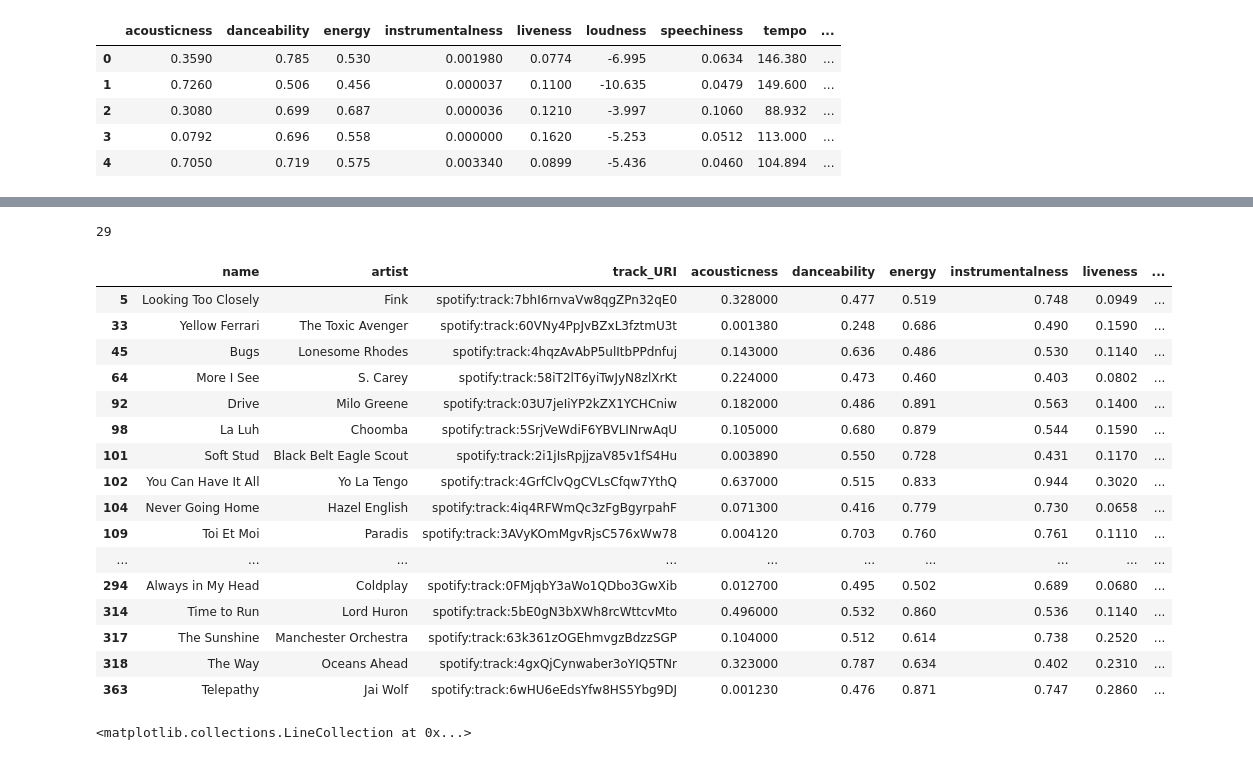
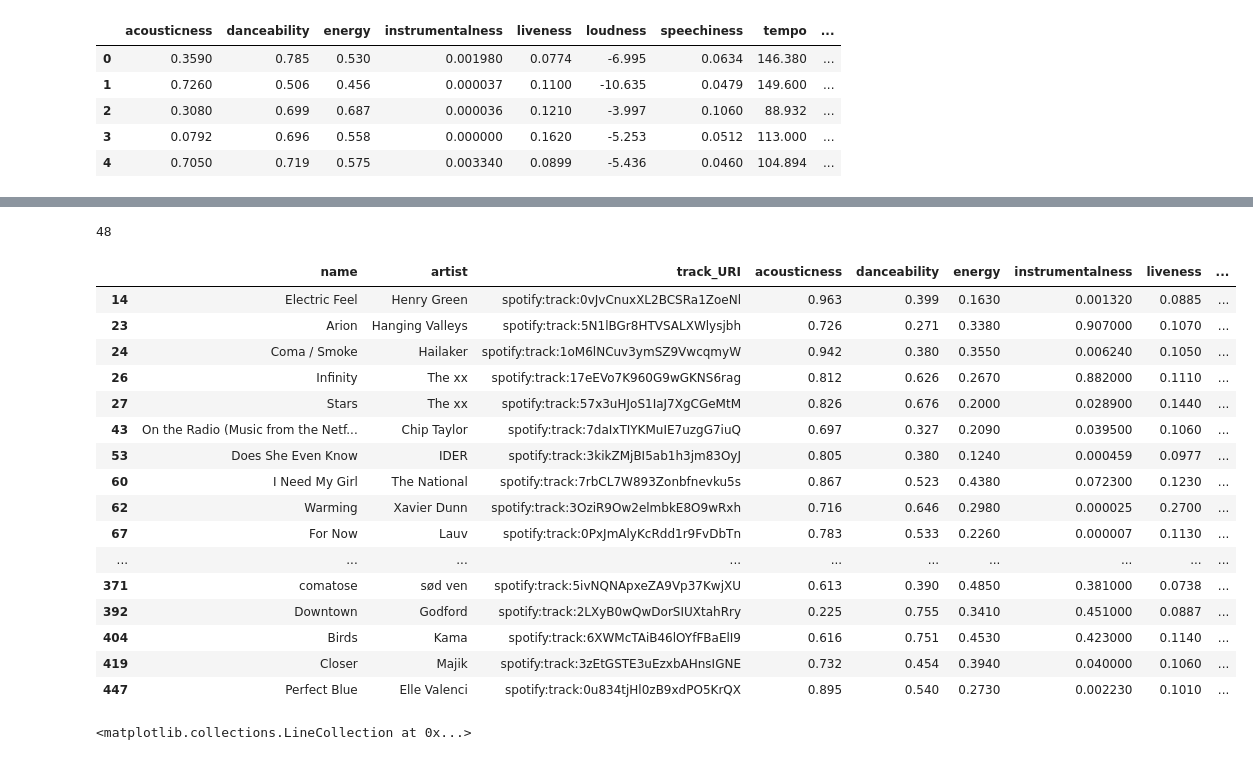
Before and after one commit to sejaldua/music-clustering, a Jupyter notebook: notebook.ipynb, the cells around one changed output, grey strips where cells are left out. Cells and saved outputs as stored; diff of their text form; code cells hidden in the pictures.

```diff
--- a/notebook.ipynb
+++ b/notebook.ipynb
@@ -135,5 +138,9 @@ Text(0, 0.5, 'Cumulative Explained Variance')
 # %%
-pca = PCA(n_components=6)
+for i, exp_var in enumerate(evr.cumsum()):
+    if exp_var >= 0.8:
+        n_comps = i + 1
+        break
+pca = PCA(n_components=n_comps)
 pca.fit(X_std)
 scores_pca = pca.transform(X_std)
 scores_pca
@@ -153,0 +161,6 @@ array([[-0.96306731, -1.35610916,  0.83181142,  0.15042731, -0.79909651,
+# %%
+visualizer = KElbowVisualizer(KMeans(init='k-means++', random_state=42), k=(1,21), timings=False)
+visualizer.fit(scores_pca)
+visualizer.show()
+n_clusters = visualizer.elbow_value_
+print("Optimal number of clusters:", n_clusters)
@@ -154,7 +170,10 @@ array([[-0.96306731, -1.35610916,  0.83181142,  0.15042731, -0.79909651,
 # %%
-wcss = []
-for i in range(1, 21):
-    kmeans_pca = KMeans(i, init='k-means++', random_state=42)
-    kmeans_pca.fit(scores_pca)
-    wcss.append(kmeans_pca.inertia_)
+# wcss = []
+# max_clusters = 21
+# for i in range(1, max_clusters):
+#     kmeans_pca = KMeans(i, init='k-means++', random_state=42)
+#     kmeans_pca.fit(scores_pca)
+#     wcss.append(kmeans_pca.inertia_)
+# n_clusters = KneeLocator([i for i in range(1, max_clusters)], wcss, curve='convex', direction='decreasing').knee
+# print("Optimal number of clusters", n_clusters)
 # %%
@@ -169,5 +191,5 @@ plt.show()
 # %%
-n_clusters = 8
+n_clusters = 7
 kmeans_pca = KMeans(n_clusters=n_clusters, init='k-means++', random_state=42)
 kmeans_pca.fit(scores_pca)
 # %% [output]
@@ -198,28 +222,28 @@ plt.show()
 # %%
 df['Cluster'] = df_seg_pca_kmeans['Cluster']
 # %%
-preview = df.loc[df['Cluster'] == 0]
+preview = df.loc[df['Cluster'] == 2]
 print(len(preview))
 preview.head(n=50)
 # %% [output]
-29
+48
 |  | name | artist | track_URI | acousticness | danceability | energy | instrumentalness | liveness | ... |
-| 5 | Looking Too Closely | Fink | spotify:track:7bhI6rnvaVw8qgZPn32qE0 | 0.328000 | 0.477 | 0.519 | 0.748 | 0.0949 | ... |
-| 33 | Yellow Ferrari | The Toxic Avenger | spotify:track:60VNy4PpJvBZxL3fztmU3t | 0.001380 | 0.248 | 0.686 | 0.490 | 0.1590 | ... |
-| 45 | Bugs | Lonesome Rhodes | spotify:track:4hqzAvAbP5ulItbPPdnfuj | 0.143000 | 0.636 | 0.486 | 0.530 | 0.1140 | ... |
-| 64 | More I See | S. Carey | spotify:track:58iT2lT6yiTwJyN8zlXrKt | 0.224000 | 0.473 | 0.460 | 0.403 | 0.0802 | ... |
-| 92 | Drive | Milo Greene | spotify:track:03U7jeIiYP2kZX1YCHCniw | 0.182000 | 0.486 | 0.891 | 0.563 | 0.1400 | ... |
-| 98 | La Luh | Choomba | spotify:track:5SrjVeWdiF6YBVLINrwAqU | 0.105000 | 0.680 | 0.879 | 0.544 | 0.1590 | ... |
-| 101 | Soft Stud | Black Belt Eagle Scout | spotify:track:2i1jIsRpjjzaV85v1fS4Hu | 0.003890 | 0.550 | 0.728 | 0.431 | 0.1170 | ... |
-| 102 | You Can Have It All | Yo La Tengo | spotify:track:4GrfClvQgCVLsCfqw7YthQ | 0.637000 | 0.515 | 0.833 | 0.944 | 0.3020 | ... |
-| 104 | Never Going Home | Hazel English | spotify:track:4iq4RFWmQc3zFgBgyrpahF | 0.071300 | 0.416 | 0.779 | 0.730 | 0.0658 | ... |
-| 109 | Toi Et Moi | Paradis | spotify:track:3AVyKOmMgvRjsC576xWw78 | 0.004120 | 0.703 | 0.760 | 0.761 | 0.1110 | ... |
+| 14 | Electric Feel | Henry Green | spotify:track:0vJvCnuxXL2BCSRa1ZoeNl | 0.963 | 0.399 | 0.1630 | 0.001320 | 0.0885 | ... |
+| 23 | Arion | Hanging Valleys | spotify:track:5N1lBGr8HTVSALXWlysjbh | 0.726 | 0.271 | 0.3380 | 0.907000 | 0.1070 | ... |
+| 24 | Coma / Smoke | Hailaker | spotify:track:1oM6lNCuv3ymSZ9VwcqmyW | 0.942 | 0.380 | 0.3550 | 0.006240 | 0.1050 | ... |
+| 26 | Infinity | The xx | spotify:track:17eEVo7K960G9wGKNS6rag | 0.812 | 0.626 | 0.2670 | 0.882000 | 0.1110 | ... |
+| 27 | Stars | The xx | spotify:track:57x3uHJoS1IaJ7XgCGeMtM | 0.826 | 0.676 | 0.2000 | 0.028900 | 0.1440 | ... |
+| 43 | On the Radio (Music from the Netf... | Chip Taylor | spotify:track:7daIxTIYKMuIE7uzgG7iuQ | 0.697 | 0.327 | 0.2090 | 0.039500 | 0.1060 | ... |
+| 53 | Does She Even Know | IDER | spotify:track:3kikZMjBI5ab1h3jm83OyJ | 0.805 | 0.380 | 0.1240 | 0.000459 | 0.0977 | ... |
+| 60 | I Need My Girl | The National | spotify:track:7rbCL7W893Zonbfnevku5s | 0.867 | 0.523 | 0.4380 | 0.072300 | 0.1230 | ... |
+| 62 | Warming | Xavier Dunn | spotify:track:3OziR9Ow2elmbkE8O9wRxh | 0.716 | 0.646 | 0.2980 | 0.000025 | 0.2700 | ... |
+| 67 | For Now | Lauv | spotify:track:0PxJmAlyKcRdd1r9FvDbTn | 0.783 | 0.533 | 0.2260 | 0.000007 | 0.1130 | ... |
 | ... | ... | ... | ... | ... | ... | ... | ... | ... | ... |
-| 294 | Always in My Head | Coldplay | spotify:track:0FMjqbY3aWo1QDbo3GwXib | 0.012700 | 0.495 | 0.502 | 0.689 | 0.0680 | ... |
-| 314 | Time to Run | Lord Huron | spotify:track:5bE0gN3bXWh8rcWttcvMto | 0.496000 | 0.532 | 0.860 | 0.536 | 0.1140 | ... |
-| 317 | The Sunshine | Manchester Orchestra | spotify:track:63k361zOGEhmvgzBdzzSGP | 0.104000 | 0.512 | 0.614 | 0.738 | 0.2520 | ... |
-| 318 | The Way | Oceans Ahead | spotify:track:4gxQjCynwaber3oYIQ5TNr | 0.323000 | 0.787 | 0.634 | 0.402 | 0.2310 | ... |
-| 363 | Telepathy | Jai Wolf | spotify:track:6wHU6eEdsYfw8HS5Ybg9DJ | 0.001230 | 0.476 | 0.871 | 0.747 | 0.2860 | ... |
+| 371 | comatose | sød ven | spotify:track:5ivNQNApxeZA9Vp37KwjXU | 0.613 | 0.390 | 0.4850 | 0.381000 | 0.0738 | ... |
+| 392 | Downtown | Godford | spotify:track:2LXyB0wQwDorSIUXtahRry | 0.225 | 0.755 | 0.3410 | 0.451000 | 0.0887 | ... |
+| 404 | Birds | Kama | spotify:track:6XWMcTAiB46lOYfFBaElI9 | 0.616 | 0.751 | 0.4530 | 0.423000 | 0.1140 | ... |
+| 419 | Closer | Majik | spotify:track:3zEtGSTE3uEzxbAHnsIGNE | 0.732 | 0.454 | 0.3940 | 0.040000 | 0.1060 | ... |
+| 447 | Perfect Blue | Elle Valenci | spotify:track:0u834tjHl0zB9xdPO5KrQX | 0.895 | 0.540 | 0.2730 | 0.002230 | 0.1010 | ... |
 # %%
 for i in range(1, n_clusters+1):
     result = sp.user_playlist_create(user_config['username'], 'cluster'+str(i), public=True, collaborative=False, description='')
```
Also changed, not shown: parts of 10 cells of this notebook, 3 other files.
